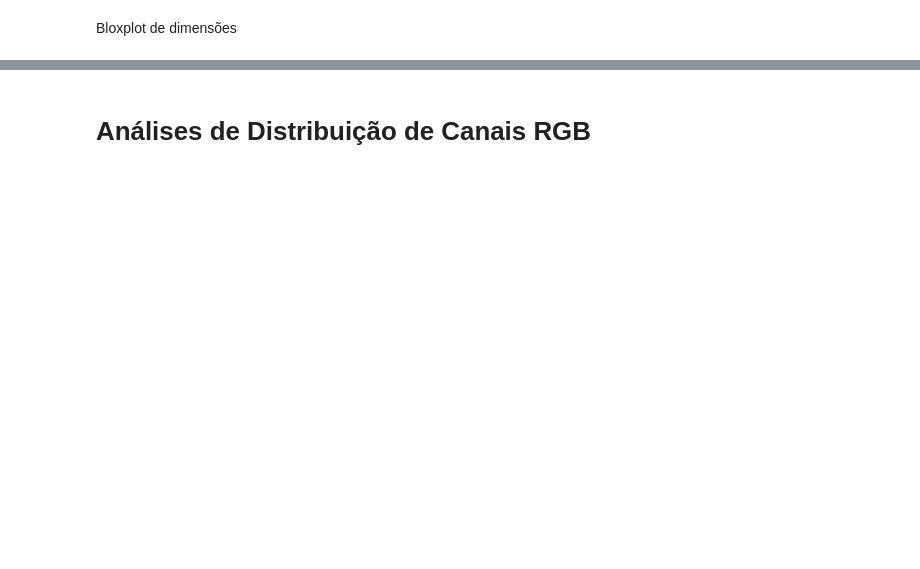
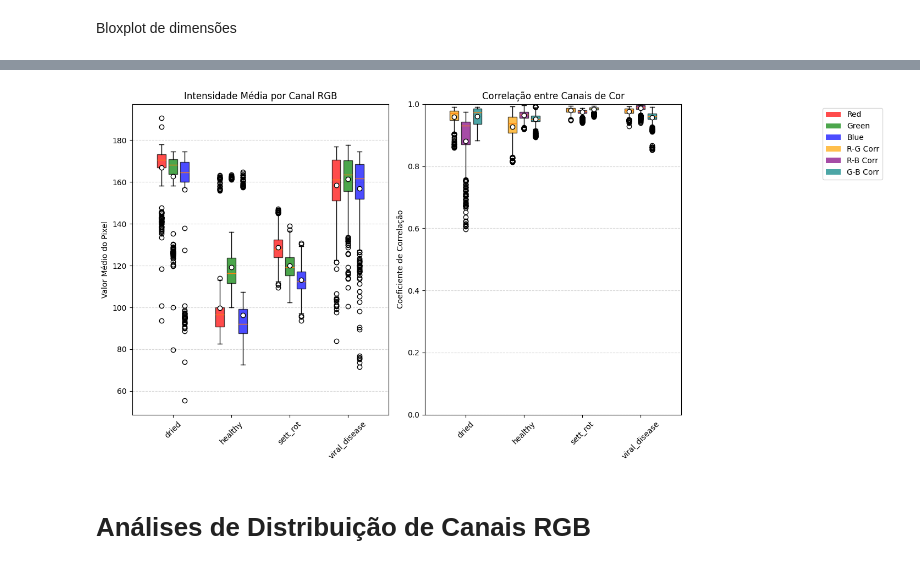
Before and after one commit to BrunoAFurquim/Sugarcane-Disease-Classification, a Jupyter notebook: sugarcane_disease_exploratory_analysis.ipynb, the cells around one changed output, grey strips where cells are left out. Drawn from its saved outputs; the diff is of its cells as text; code cells hidden in the pictures; blank space fills up the shorter version.

```diff
--- a/sugarcane_disease_exploratory_analysis.ipynb
+++ b/sugarcane_disease_exploratory_analysis.ipynb
@@ -41,8 +45,12 @@ class_zips = {
 class_stats = defaultdict(lambda: {
     'heights': [],
     'widths': [],
-    'means': [],
-    'stds': [],
+    'means_rgb': [],       # Lista de arrays [R_mean, G_mean, B_mean] por imagem
+    'stds_rgb': [],        # Lista de arrays [R_std, G_std, B_std] por imagem
+    'correlation_rg': [],  # Correlação entre R e G
+    'correlation_rb': [],  # Correlação entre R e B
+    'correlation_gb': [],  # Correlação entre G e B
+    'dominant_color': [],  # Canal dominante (R, G ou B)
     'image_paths': [],
     'unique_files': set()
 })
@@ -180,47 +230,78 @@ plt.grid(axis='y', linestyle='--', alpha=0.7)
 # %%
-plt.figure(figsize=(12, 6))
-plt.subplot(1, 2, 2)
+plt.figure(figsize=(15, 7))
 
 intensities_rgb = {cls: {'R': [], 'G': [], 'B': []} for cls in class_stats}
+correlations = {cls: {'R-G': [], 'R-B': [], 'G-B': []} for cls in class_stats}
 
 for cls in class_stats:
-    means = np.concatenate(class_stats[cls]['means'])
+    means_rgb = np.array(class_stats[cls]['means_rgb'])
+    intensities_rgb[cls]['R'] = means_rgb[:, 0]
+    intensities_rgb[cls]['G'] = means_rgb[:, 1]
+    intensities_rgb[cls]['B'] = means_rgb[:, 2]
 
-    if means.shape[1] == 3:
-        intensities_rgb[cls]['R'] = means[:, 0]
-        intensities_rgb[cls]['G'] = means[:, 1]
-        intensities_rgb[cls]['B'] = means[:, 2]
-    else:
-        intensities_rgb[cls]['R'] = means.flatten()
-        intensities_rgb[cls]['G'] = means.flatten()
-        intensities_rgb[cls]['B'] = means.flatten()
+    correlations[cls]['R-G'] = class_stats[cls]['correlation_rg']
+    correlations[cls]['R-B'] = class_stats[cls]['correlation_rb']
+    correlations[cls]['G-B'] = class_stats[cls]['correlation_gb']
 
+# Gráfico 1: Intensidade por canal
+plt.subplot(1, 2, 1)
 colors = ['red', 'green', 'blue']
 box_width = 0.15
 spacing = 0.2
 class_positions = np.arange(len(class_stats))
 
 for i, channel in enumerate(['R', 'G', 'B']):
     data = [intensities_rgb[cls][channel] for cls in class_stats]
     positions = class_positions + i * spacing
 
     bp = plt.boxplot(data, positions=positions, widths=box_width,
                     patch_artist=True,
+                    showmeans=True,
+                    meanprops={'marker':'o', 'markerfacecolor':'white', 'markeredgecolor':'black'},
                     tick_labels=[cls if i == 1 else '' for cls in class_stats])
 
     for box in bp['boxes']:
         box.set_facecolor(colors[i])
+        box.set_alpha(0.7)
 
-plt.title('Intensidade por Canal RGB e Classe', fontsize=12)
-plt.ylabel('Intensidade Média')
+plt.title('Intensidade Média por Canal RGB', fontsize=12)
+plt.ylabel('Valor Médio do Pixel')
 plt.xticks(class_positions + spacing, class_stats.keys(), rotation=45)
-plt.grid(axis='y', linestyle='--', alpha=0.7)
+plt.grid(axis='y', linestyle='--', alpha=0.5)
 
-legend_patches = [plt.Rectangle((0,0), 1, 1, fc=color)
-                 for color in colors]
-plt.legend(legend_patches, ['Red', 'Green', 'Blue'], loc='upper right')
+# Gráfico 2: Correlações entre canais
+plt.subplot(1, 2, 2)
+corr_colors = ['orange', 'purple', 'teal']
+corr_labels = ['R-G', 'R-B', 'G-B']
+
+for i, corr_type in enumerate(['R-G', 'R-B', 'G-B']):
+    data = [correlations[cls][corr_type] for cls in class_stats]
+    positions = class_positions + i * spacing
+
+    bp = plt.boxplot(data, positions=positions, widths=box_width,
+                    patch_artist=True,
+                    showmeans=True,
+                    meanprops={'marker':'o', 'markerfacecolor':'white', 'markeredgecolor':'black'},
+                    tick_labels=[cls if i == 1 else '' for cls in class_stats])
+
+    for box in bp['boxes']:
+        box.set_facecolor(corr_colors[i])
+        box.set_alpha(0.7)
+
+plt.title('Correlação entre Canais de Cor', fontsize=12)
+plt.ylabel('Coeficiente de Correlação')
+plt.xticks(class_positions + spacing, class_stats.keys(), rotation=45)
+plt.ylim(0, 1)
+plt.grid(axis='y', linestyle='--', alpha=0.5)
+
+legend_patches = [plt.Rectangle((0,0), 1, 1, fc=color, alpha=0.7)
+                 for color in colors + corr_colors]
+plt.legend(legend_patches, ['Red', 'Green', 'Blue', 'R-G Corr', 'R-B Corr', 'G-B Corr'],
+           loc='upper right', bbox_to_anchor=(1.8, 1))
 
 plt.tight_layout()
 plt.show()
+# %% [output]
+[figure, added]
 # %% [markdown]
 # Análises de Distribuição de Canais RGB
```
Also changed, not shown: parts of 17 cells of this notebook.
